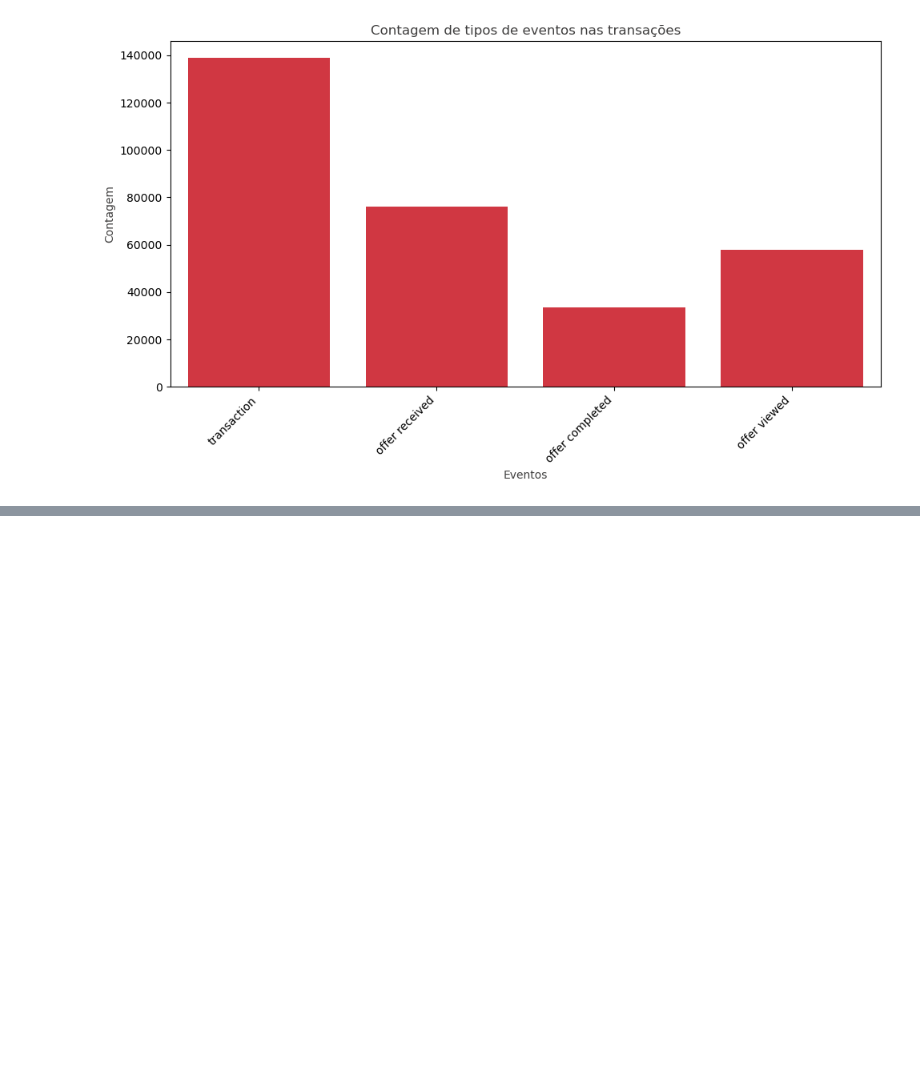
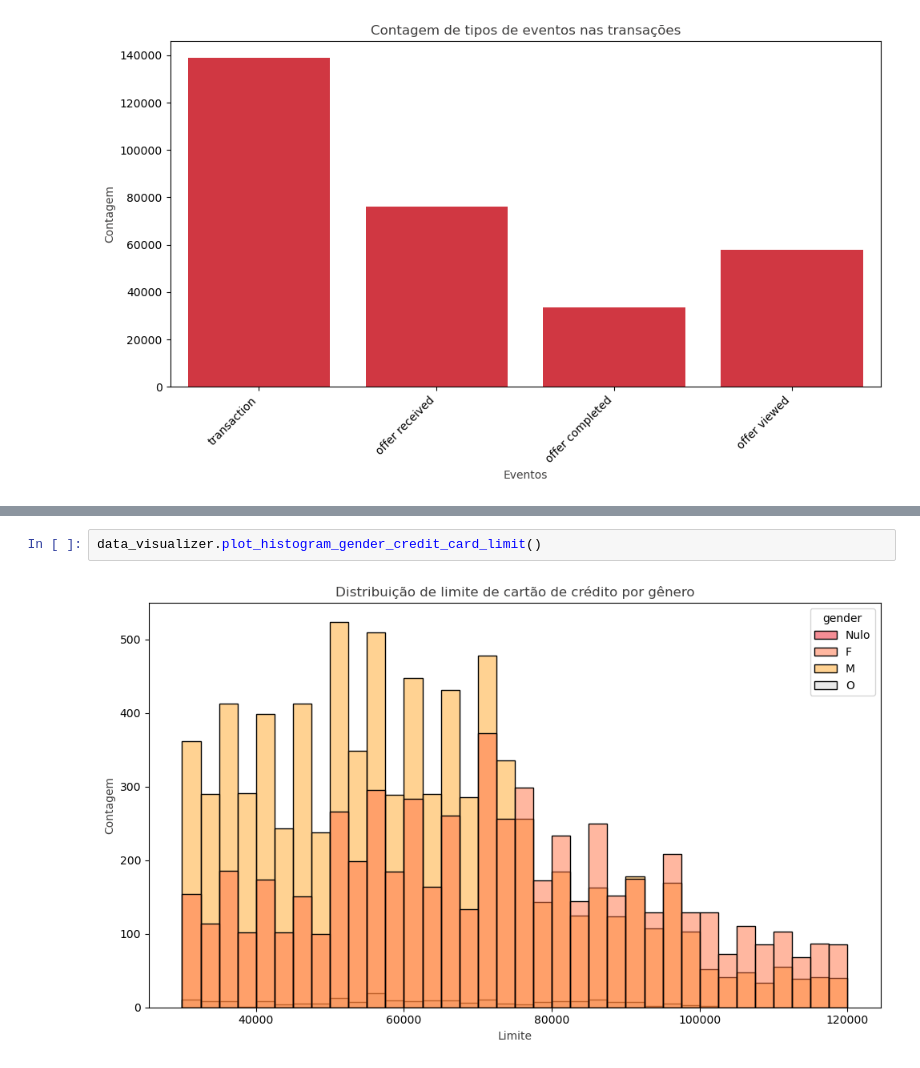
Before and after one commit to FelipeMarcelino/ifood-case, a Jupyter notebook: notebooks/data_processing.ipynb, the cells around one changed output, grey strips where cells are left out. Drawn from its saved outputs; the diff is of its cells as text; blank space fills up the shorter version.

```diff
--- a/notebooks/data_processing.ipynb
+++ b/notebooks/data_processing.ipynb
@@ -119,0 +131,4 @@ data_visualizer.plot_barplot_event()
+# %%
+data_visualizer.plot_histogram_gender_credit_card_limit()
+# %% [output]
+[figure, added]
```
Also changed, not shown: parts of 6 cells of this notebook, 1 other file.
